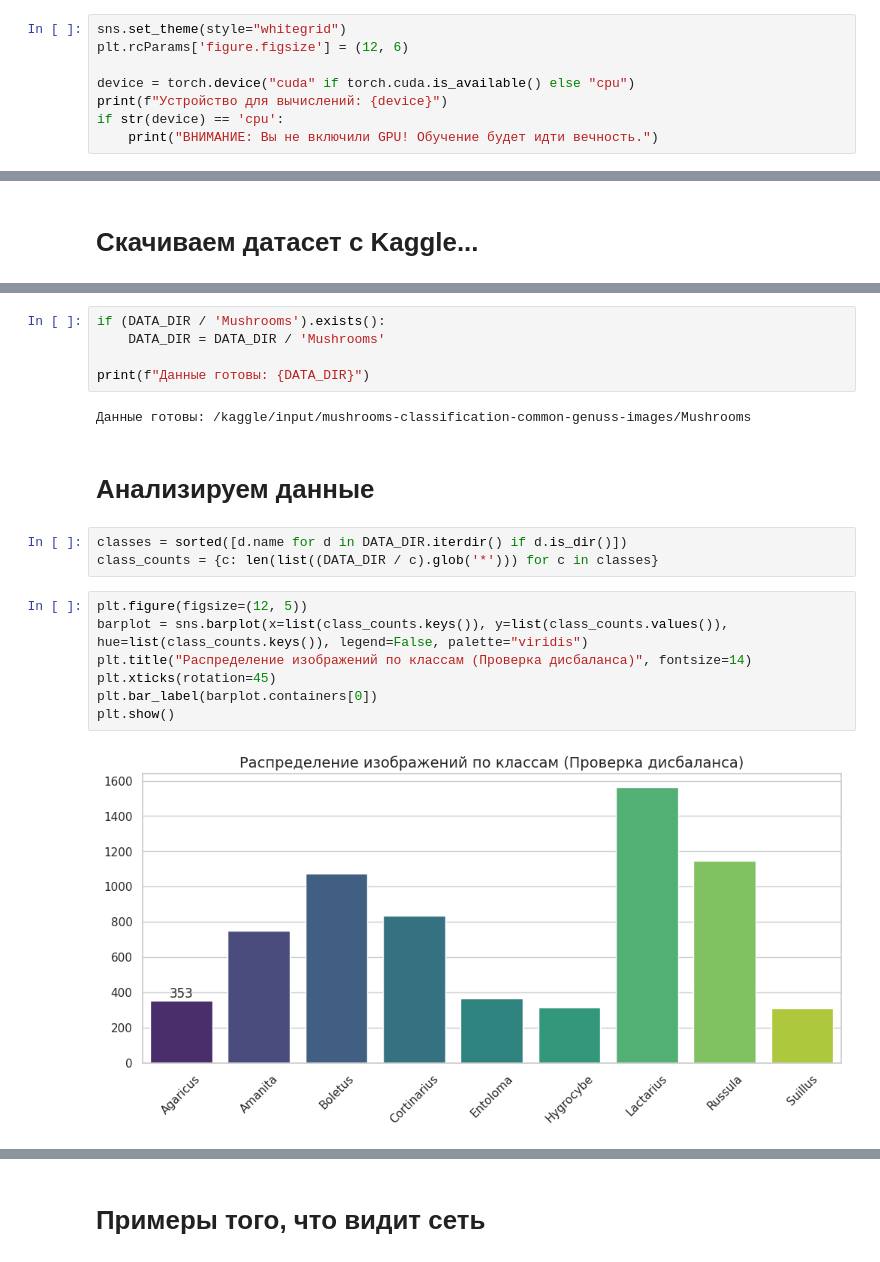
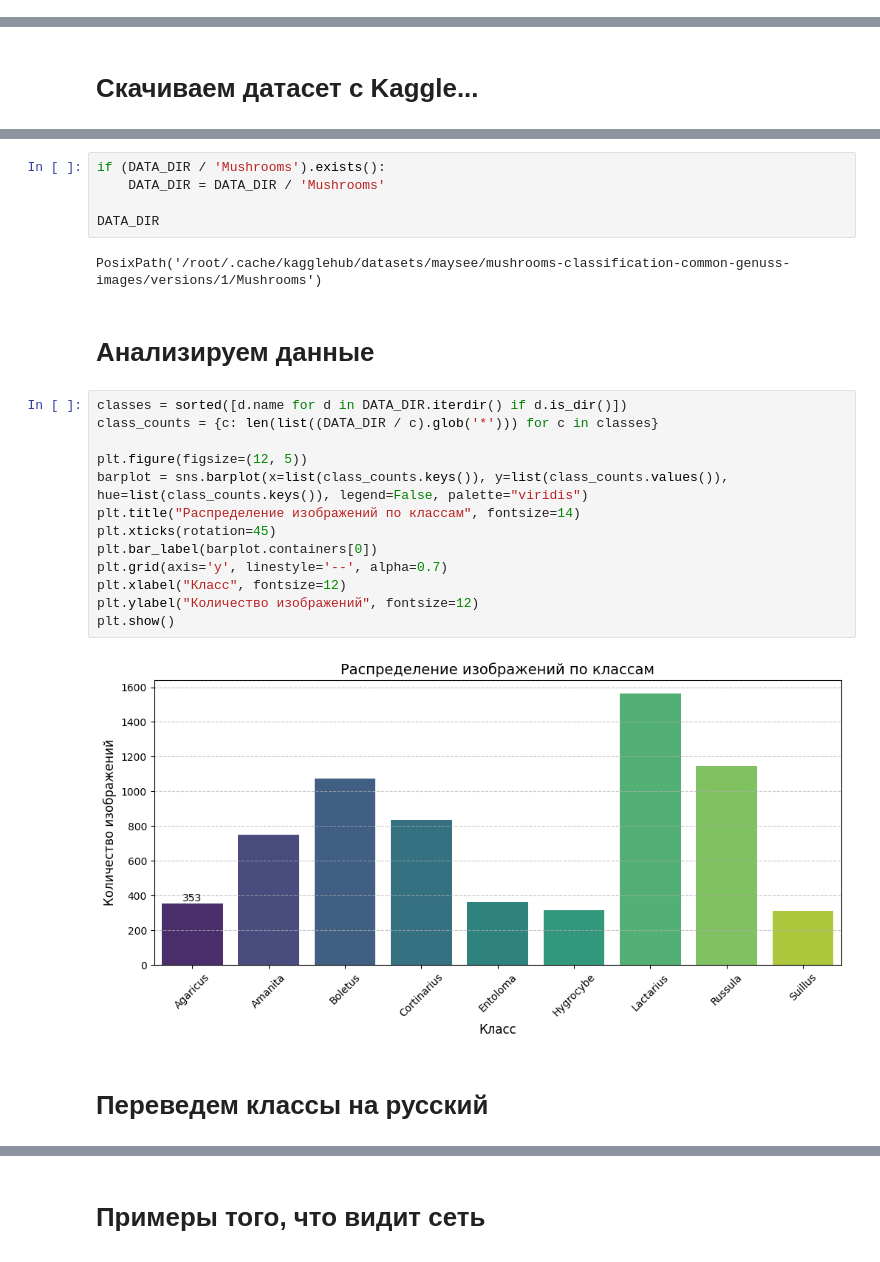
Before and after one commit to Arturchik2004/ai-mushroom-telegram-bot, a Jupyter notebook: notebooks/train_model.ipynb, the cells around one changed output, grey strips where cells are left out. Cells and saved outputs as stored; diff of their text form.

```diff
--- a/notebooks/train_model.ipynb
+++ b/notebooks/train_model.ipynb
@@ -23,11 +23,3 @@ import matplotlib.pyplot as plt
 import seaborn as sns
 from PIL import Image
 from sklearn.metrics import confusion_matrix, classification_report
-# %%
-sns.set_theme(style="whitegrid")
-plt.rcParams['figure.figsize'] = (12, 6)
-
-device = torch.device("cuda" if torch.cuda.is_available() else "cpu")
-print(f"Устройство для вычислений: {device}")
-if str(device) == 'cpu':
-    print("ВНИМАНИЕ: Вы не включили GPU! Обучение будет идти вечность.")
@@ -47,20 +43,25 @@ Path to dataset files: /kaggle/input/mushrooms-classification-common-genuss-imag
 if (DATA_DIR / 'Mushrooms').exists():
     DATA_DIR = DATA_DIR / 'Mushrooms'
 
-print(f"Данные готовы: {DATA_DIR}")
+DATA_DIR
 # %% [output]
-Данные готовы: /kaggle/input/mushrooms-classification-common-genuss-images/Mushrooms
+PosixPath('/root/.cache/kagglehub/datasets/maysee/mushrooms-classification-common-genuss-images/versions/1/Mushrooms')
 # %% [markdown]
 # Анализируем данные
-# %%
-classes = sorted([d.name for d in DATA_DIR.iterdir() if d.is_dir()])
-class_counts = {c: len(list((DATA_DIR / c).glob('*'))) for c in classes}
 # %%
+classes = sorted([d.name for d in DATA_DIR.iterdir() if d.is_dir()])
+class_counts = {c: len(list((DATA_DIR / c).glob('*'))) for c in classes}
+
 plt.figure(figsize=(12, 5))
 barplot = sns.barplot(x=list(class_counts.keys()), y=list(class_counts.values()), hue=list(class_counts.keys()), legend=False, palette="viridis")
-plt.title("Распределение изображений по классам (Проверка дисбаланса)", fontsize=14)
+plt.title("Распределение изображений по классам", fontsize=14)
 plt.xticks(rotation=45)
 plt.bar_label(barplot.containers[0])
+plt.grid(axis='y', linestyle='--', alpha=0.7)
+plt.xlabel("Класс", fontsize=12)
+plt.ylabel("Количество изображений", fontsize=12)
 plt.show()
 # %% [output]
-[figure, old version]
+[figure, new version]
+# %% [markdown]
+# Переведем классы на русский
```
Also changed, not shown: parts of 13 cells of this notebook, 5 other files.
